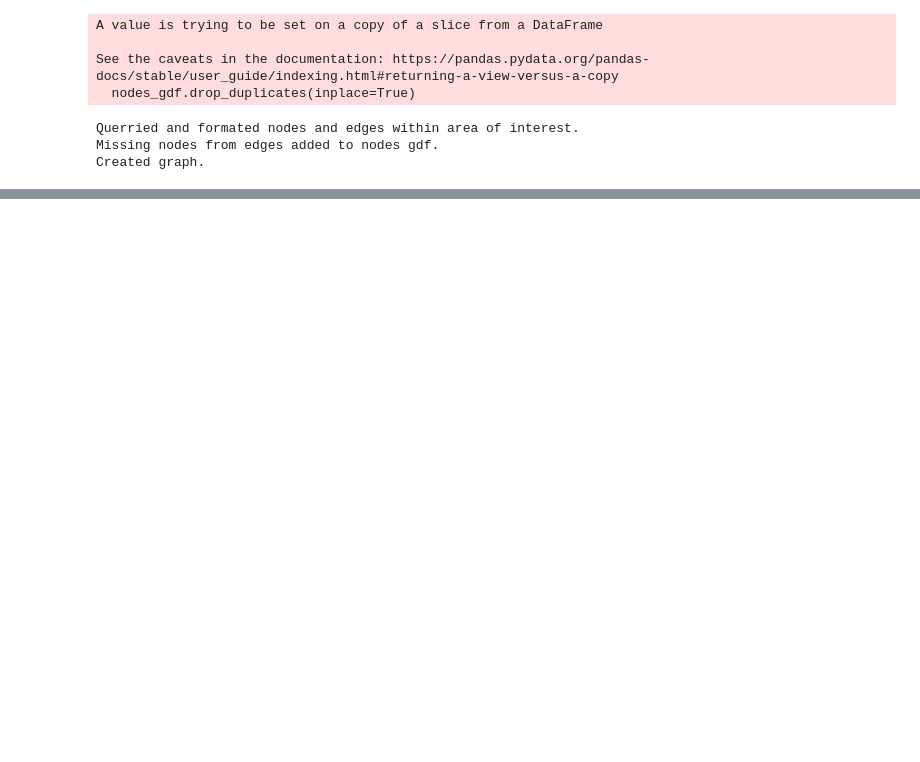
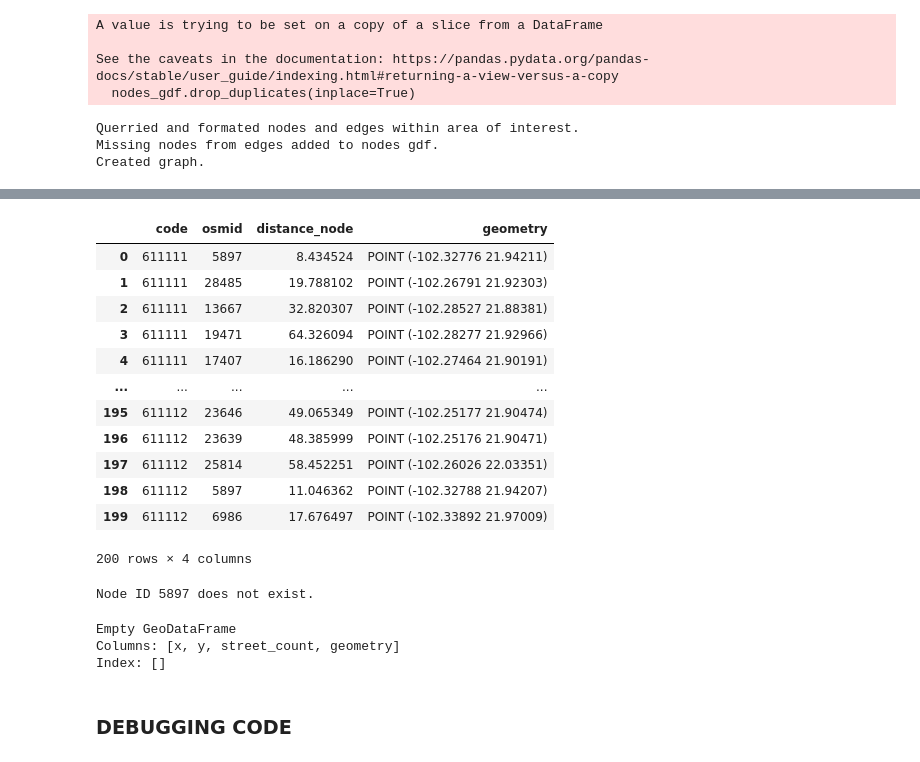
Before and after one commit to Observatorio-Ciudades/accesibilidad-urbana, a Jupyter notebook: notebooks/proximity_analysis_latam/prox_loading_osmnx 3 [Script 02_distance_amenities].ipynb, the cells around one changed output, grey strips where cells are left out. Cells and saved outputs as stored; diff of their text form; code cells hidden in the pictures; blank space fills up the shorter version.

```diff
--- a/notebooks/proximity_analysis_latam/prox_loading_osmnx 3 [Script 02_distance_amenities].ipynb
+++ b/notebooks/proximity_analysis_latam/prox_loading_osmnx 3 [Script 02_distance_amenities].ipynb
@@ -382,0 +499,28 @@ KeyError: 1223786468
+# %%
+# ELEMENTS NEEDED OUTSIDE THE LOOP
+# nodes_analysis is a nodes_gdf out of loop used in aup.calculate_distance_nearest_poi in each loop
+nodes_analysis = nodes_gdf.reset_index().copy()
+# nodes_sources is a nodes_gdf out of loop used to accumulate a final gdf with the minimal distance from each node to each source
+nodes_sources = gpd.GeoDataFrame()
+# Count
+i = 0
+
+sources = {
+    #Preescolar
+    'denue_preescolar':[611111, 611112]}
+
+# Loop that calculates distance from each node to each source (source by source)
+for s in sources:
+    # Locate pois data for current source
+    source_gdf = gpd.GeoDataFrame()
+    for cod in sources[s]:
+        source_tmp = pois_distance_node[pois_distance_node['code']==f'{cod}']
+        source_gdf = pd.concat([source_gdf,source_tmp])
+    #-----------------------------------------------------------------------------------------------------------------------------------------------------
+    print(f"Loaded a total of {len(source_gdf)} points of interest of the source {s} for analisis.")
+    #-----------------------------------------------------------------------------------------------------------------------------------------------------
+
+    # Data for current amenity loop - df_temp: Each column will be a batch of procesed nodes.
+    df_temp = nodes_gdf.copy()
+    # Data for current amenity loop - nodes_distance: Minimum time/distance found in all batches will be added from df_min (within if/elif/else) to nodes_distance and finally to nodes_sources (outside loop)
+    nodes_distance = nodes_gdf.copy()
@@ -383,3 +597,36 @@ KeyError: 1223786468
+# %%
+source_process
+# %% [output]
+|  | code | osmid | distance_node | geometry |
+| 0 | 611111 | 5897 | 8.434524 | POINT (-102.32776 21.94211) |
+| 1 | 611111 | 28485 | 19.788102 | POINT (-102.26791 21.92303) |
+| 2 | 611111 | 13667 | 32.820307 | POINT (-102.28527 21.88381) |
+| 3 | 611111 | 19471 | 64.326094 | POINT (-102.28277 21.92966) |
+| 4 | 611111 | 17407 | 16.186290 | POINT (-102.27464 21.90191) |
+| ... | ... | ... | ... | ... |
+| 195 | 611112 | 23646 | 49.065349 | POINT (-102.25177 21.90474) |
+| 196 | 611112 | 23639 | 48.385999 | POINT (-102.25176 21.90471) |
+| 197 | 611112 | 25814 | 58.452251 | POINT (-102.26026 22.03351) |
+| 198 | 611112 | 5897 | 11.046362 | POINT (-102.32788 21.94207) |
+| 199 | 611112 | 6986 | 17.676497 | POINT (-102.33892 21.97009) |
+200 rows × 4 columns
+# %%
+unique_node_ids = nodes_gdf.index.unique()
+if 5897 in unique_node_ids:
+    print("Node ID 5897 exists.")
+else:
+    print("Node ID 5897 does not exist.")
+# %% [output]
+Node ID 5897 does not exist.
+# %%
+node = nodes_gdf.loc[nodes_gdf.index == 5897]
+print(node)
+# %% [output]
+Empty GeoDataFrame
+Columns: [x, y, street_count, geometry]
+Index: []
 # %%
 #if save:
 #    nearest.to_file('../../data/external/temporal_fromjupyter/pois_distance_node.gpkg', driver='GPKG')
+# %% [markdown]
+### DEBUGGING CODE
```
Also changed, not shown: parts of 34 cells of this notebook, 1 other file.
